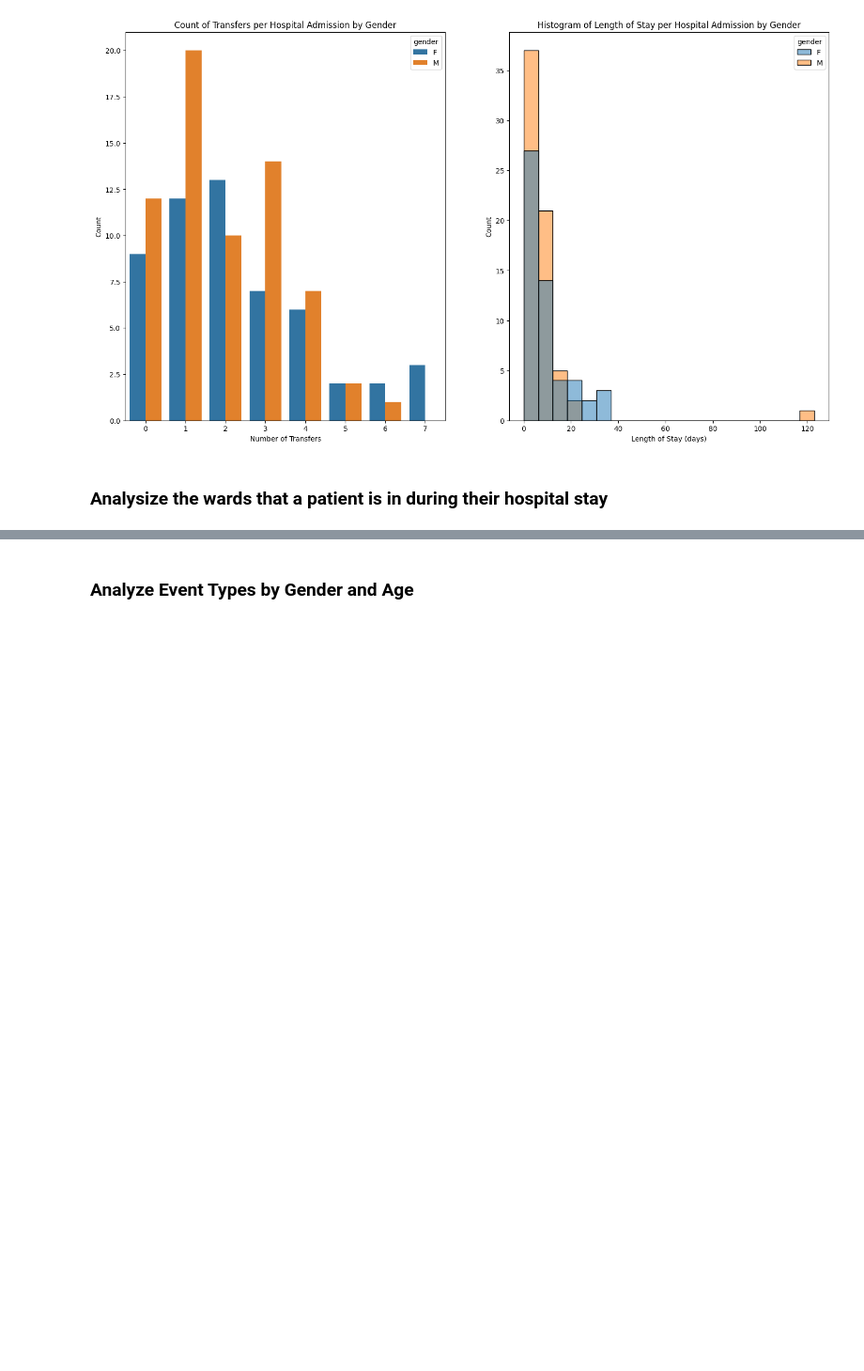
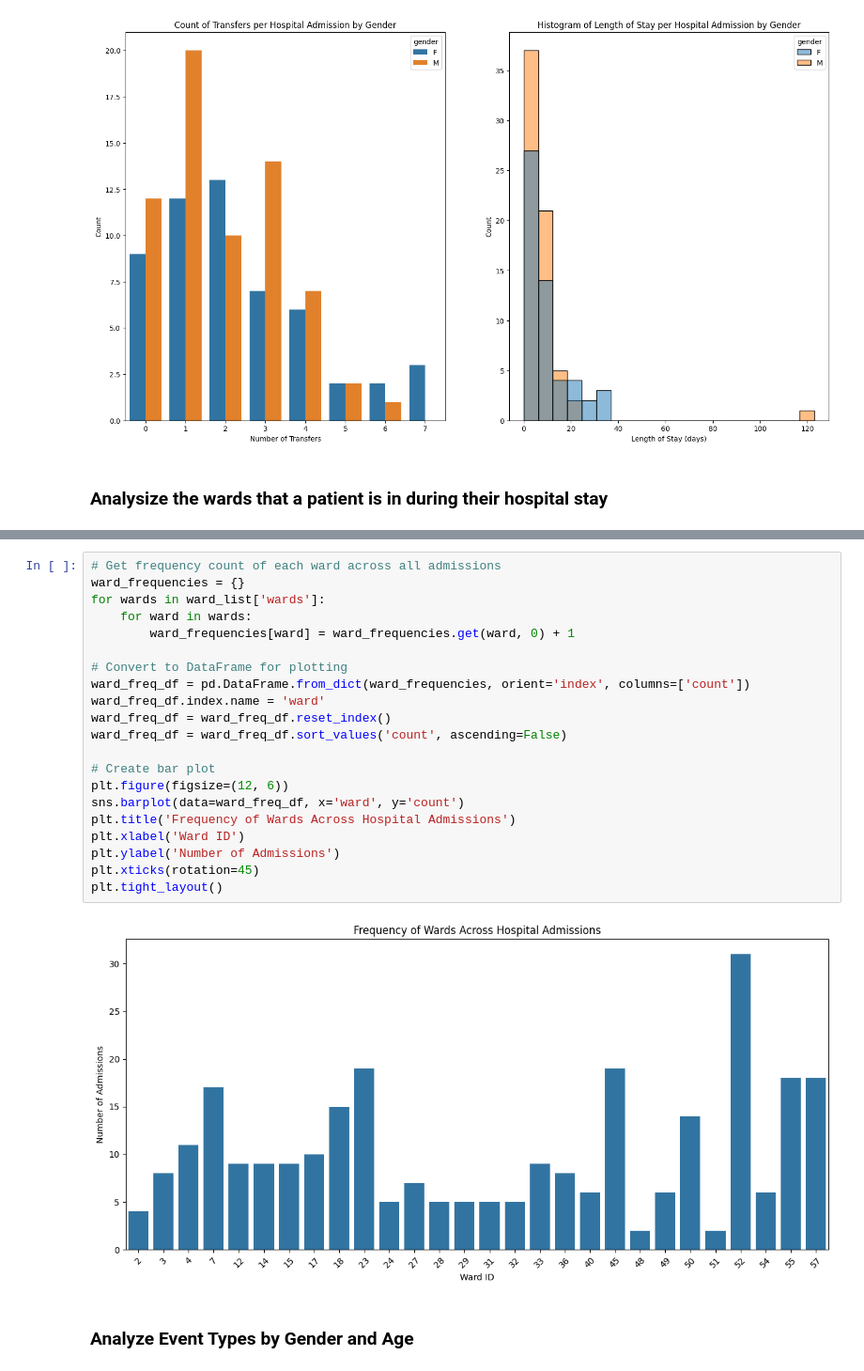
Before and after one commit to JaykumarPatel4802/ai-in-health, a Jupyter notebook: Homework/Assignment 2 - MIMIC Visualization/DataVisualizationAdditional.ipynb, the cells around one changed output, grey strips where cells are left out. Shown: that part at 94% size. Drawn from its saved outputs; the diff is of its cells as text; blank space fills up the shorter version.

Commit message:
add plot for ward admissions

```diff
--- a/Homework/Assignment 2 - MIMIC Visualization/DataVisualizationAdditional.ipynb
+++ b/Homework/Assignment 2 - MIMIC Visualization/DataVisualizationAdditional.ipynb
@@ -154,6 +148,29 @@ Summary statistics:
 Average number of unique wards per admission: 2.35
 Maximum number of unique wards per admission: 6
 Minimum number of unique wards per admission: 1
+# %%
+# Get frequency count of each ward across all admissions
+ward_frequencies = {}
+for wards in ward_list['wards']:
+    for ward in wards:
+        ward_frequencies[ward] = ward_frequencies.get(ward, 0) + 1
+
+# Convert to DataFrame for plotting
+ward_freq_df = pd.DataFrame.from_dict(ward_frequencies, orient='index', columns=['count'])
+ward_freq_df.index.name = 'ward'
+ward_freq_df = ward_freq_df.reset_index()
+ward_freq_df = ward_freq_df.sort_values('count', ascending=False)
+
+# Create bar plot
+plt.figure(figsize=(12, 6))
+sns.barplot(data=ward_freq_df, x='ward', y='count')
+plt.title('Frequency of Wards Across Hospital Admissions')
+plt.xlabel('Ward ID')
+plt.ylabel('Number of Admissions')
+plt.xticks(rotation=45)
+plt.tight_layout()
+# %% [output]
+[figure, added]
 # %% [markdown]
 ### Analyze Event Types by Gender and Age
 # %%
```
Also changed, not shown: parts of 1 cell of this notebook.
